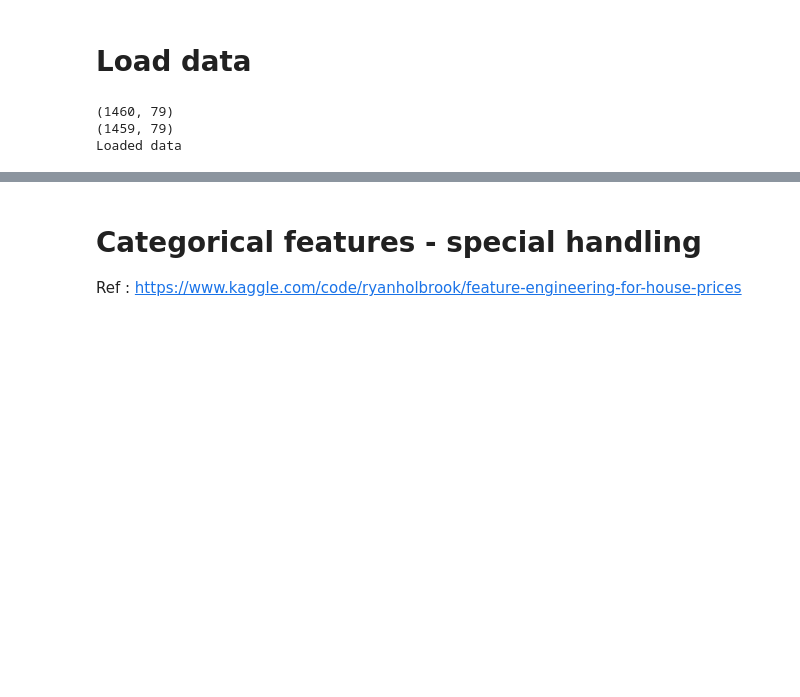
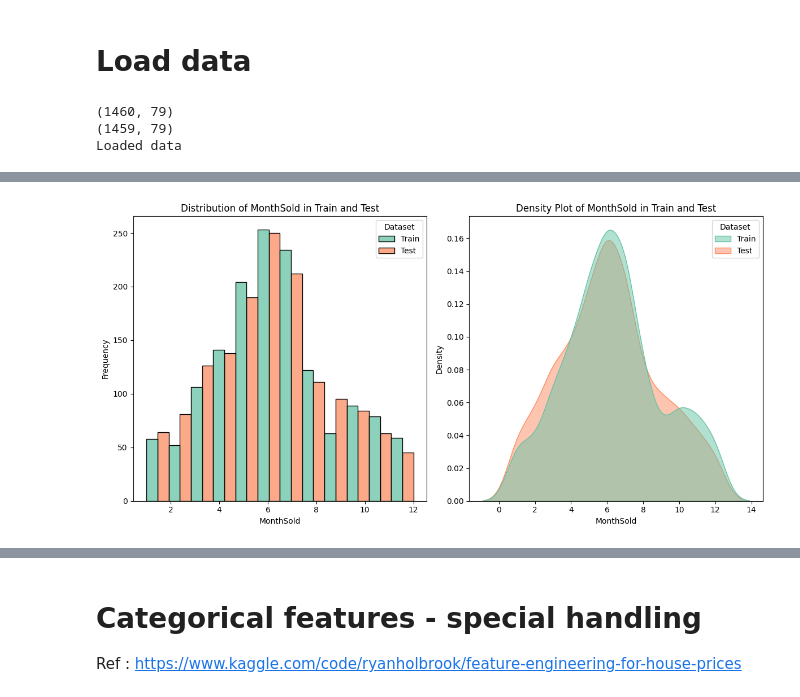
Before and after one commit to abhivij/housing_price_prediction, a Jupyter notebook: housing-price-prediction-part-2-exploratory.ipynb, the cells around one changed output, grey strips where cells are left out. Saved outputs shown, nothing was run; the diff lists cells and outputs as text; code cells hidden in the pictures; blank space fills up the shorter version.

```diff
--- a/housing-price-prediction-part-2-exploratory.ipynb
+++ b/housing-price-prediction-part-2-exploratory.ipynb
@@ -49,0 +187,4 @@ Loaded data
+# %%
+compare_dates(plot_data, 'MoSold', 'MonthSold', bin_num=12)
+# %% [output]
+[figure, added]
```
Also changed, not shown: parts of 105 cells of this notebook.
